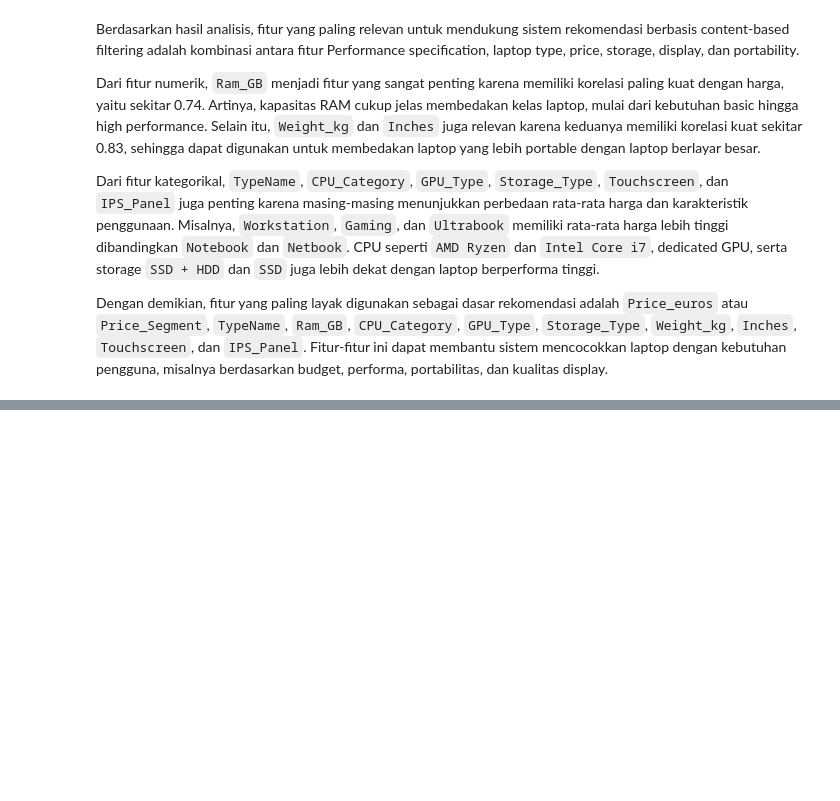
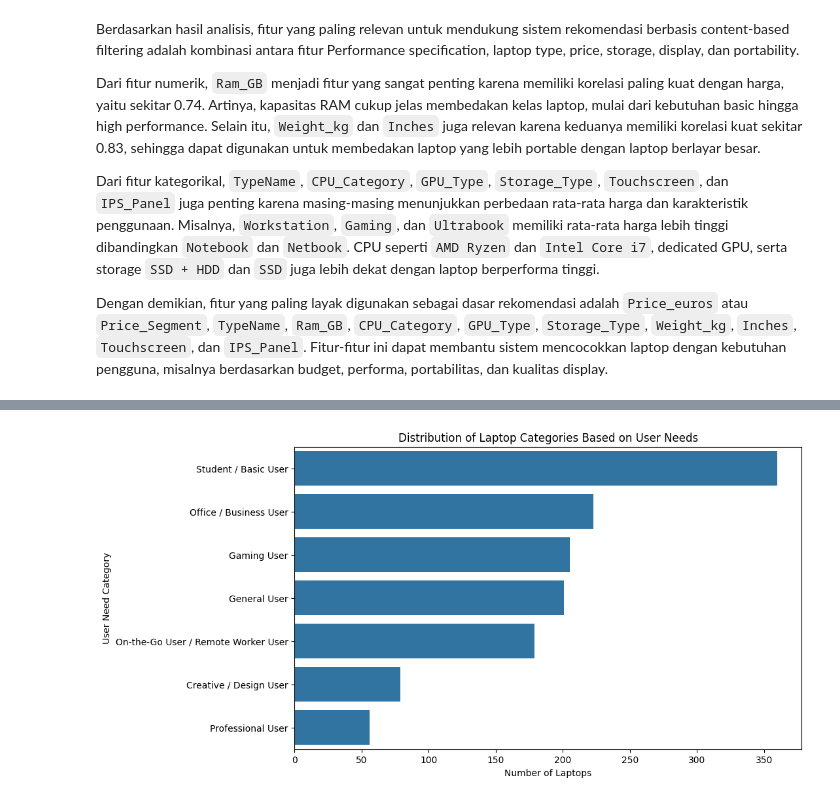
Before and after one commit to FTDS-assignment-bay/p2-ftds-final-project-ftds-038-hck-group-001, a Jupyter notebook: Data_Analysis_Laptop_Recommendation.ipynb, the cells around one changed output, grey strips where cells are left out. Drawn from its saved outputs; the diff is of its cells as text; code cells hidden in the pictures; blank space fills up the shorter version.

```diff
--- a/Data_Analysis_Laptop_Recommendation.ipynb
+++ b/Data_Analysis_Laptop_Recommendation.ipynb
@@ -992,0 +1093,15 @@ Secara keseluruhan, fitur yang paling relevan untuk mendukung strategi rekomenda
+# %%
+# Visualize user need distribution
+plt.figure(figsize=(10, 6))
+sns.countplot(
+    data=df_clean,
+    y='User_Need_Category',
+    order=df_clean['User_Need_Category'].value_counts().index
+)
+
+plt.title('Distribution of Laptop Categories Based on User Needs')
+plt.xlabel('Number of Laptops')
+plt.ylabel('User Need Category')
+plt.show()
+# %% [output]
+[figure, added]
```
Also changed, not shown: parts of 13 cells of this notebook.
